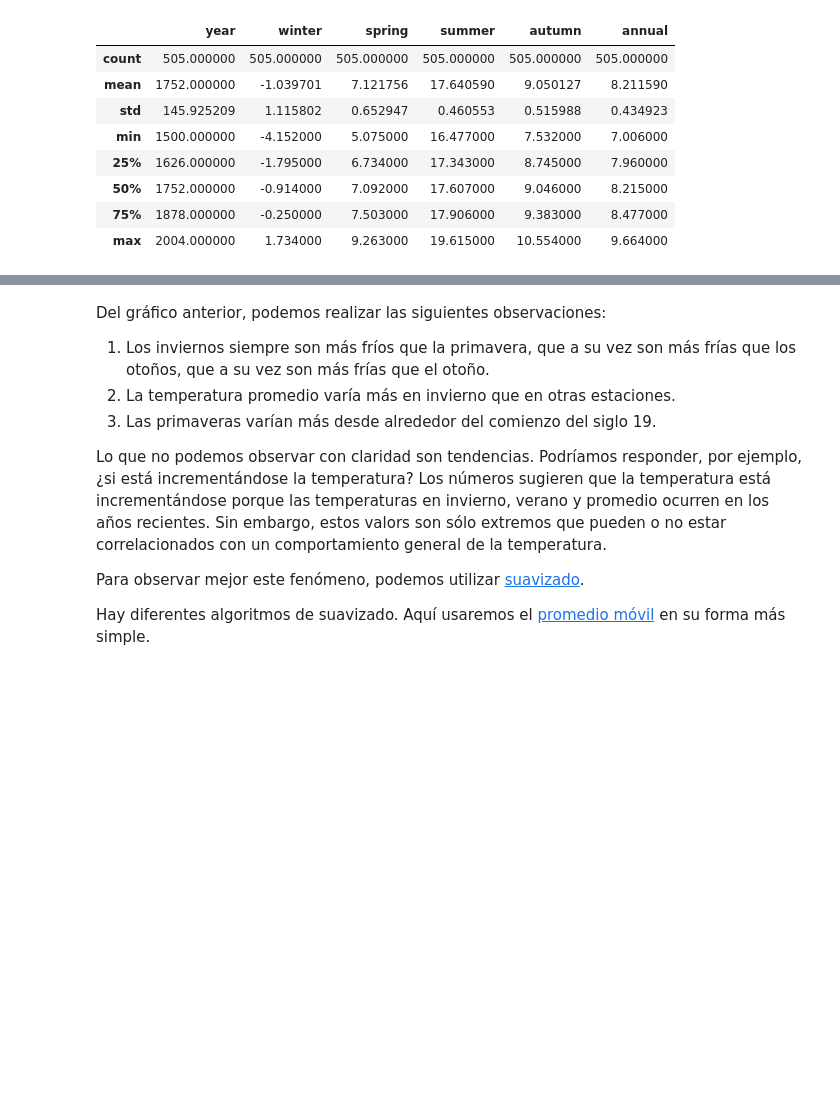
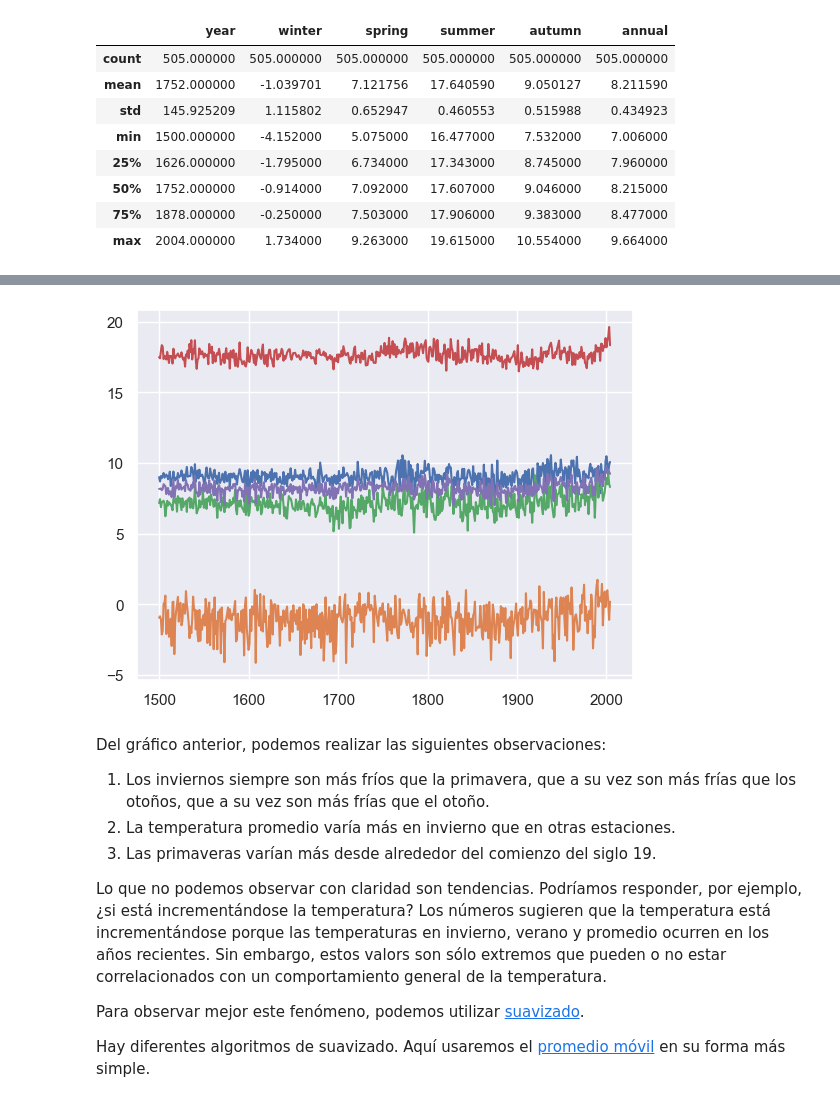
Before and after one commit to juanpsch/CEIA_Analisis_de_datos, a Jupyter notebook: clase_1/practicas/AdA_TP1_temperatures.ipynb, the cells around one changed output, grey strips where cells are left out. Saved outputs shown, nothing was run; the diff lists cells and outputs as text; code cells hidden in the pictures; blank space fills up the shorter version.

```diff
--- a/clase_1/practicas/AdA_TP1_temperatures.ipynb
+++ b/clase_1/practicas/AdA_TP1_temperatures.ipynb
@@ -150,21 +159,22 @@ Escribir una función *plot_temperature_trends* que permita graficar la tendenci
 # %%
 def plot_temperature_trends(df,filename,start_year=None,end_year=None):
     """Realiza un gráfico de tendencia y lo almacena en un archivo.
 
     :param df: Dataframe con valores de temperaturas anuales.
                Debe contener las columnas 'year' y 'autumn','winter','spring','summer', 'annual'.
     :type pd.Dataframe
     :param filename: Nombre del archivo de salida
     :type string
     :param start_year: Año inicial. Si se omite, es el primero de la serie.
     :type int, optional
     :param end_year: Año final. Si se omite, es el último de la serie.
     :type int, optional
     """
-    # COMPLETAR
-    # ...
+    plt.plot(df['year'], df[['autumn','winter','spring','summer','annual']])
 
 plot_temperature_trends(df,filename="tendencia_temperatura_completo.png",start_year=None,end_year=None)
+# %% [output]
+[figure, added]
 # %% [markdown]
 Del gráfico anterior, podemos realizar las siguientes observaciones:
 
```
Also changed, not shown: parts of 1 cell of this notebook.
